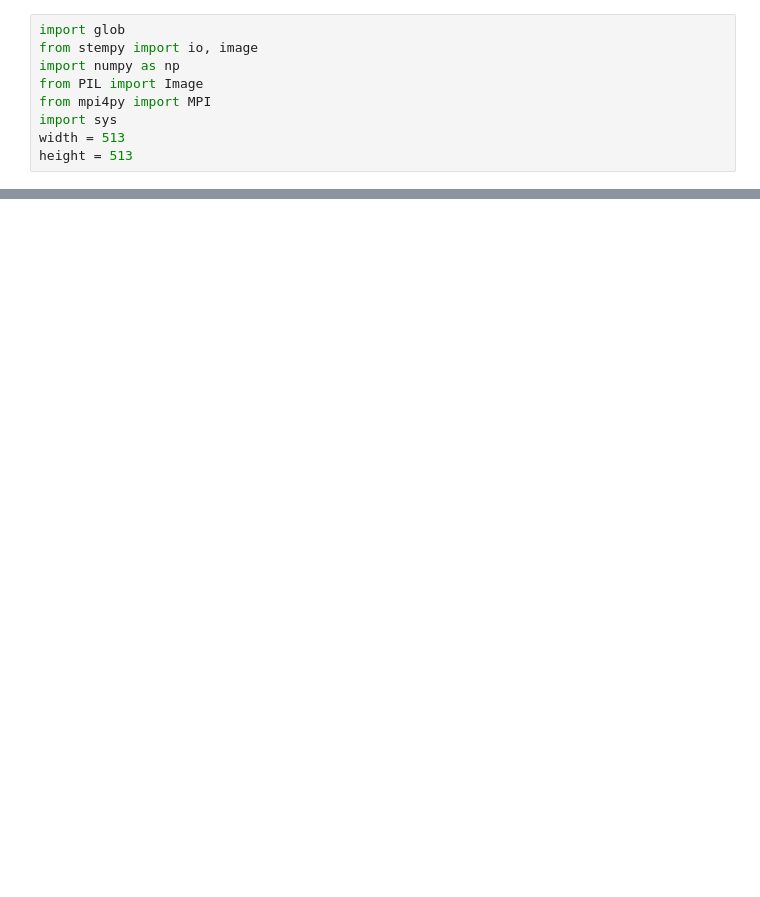
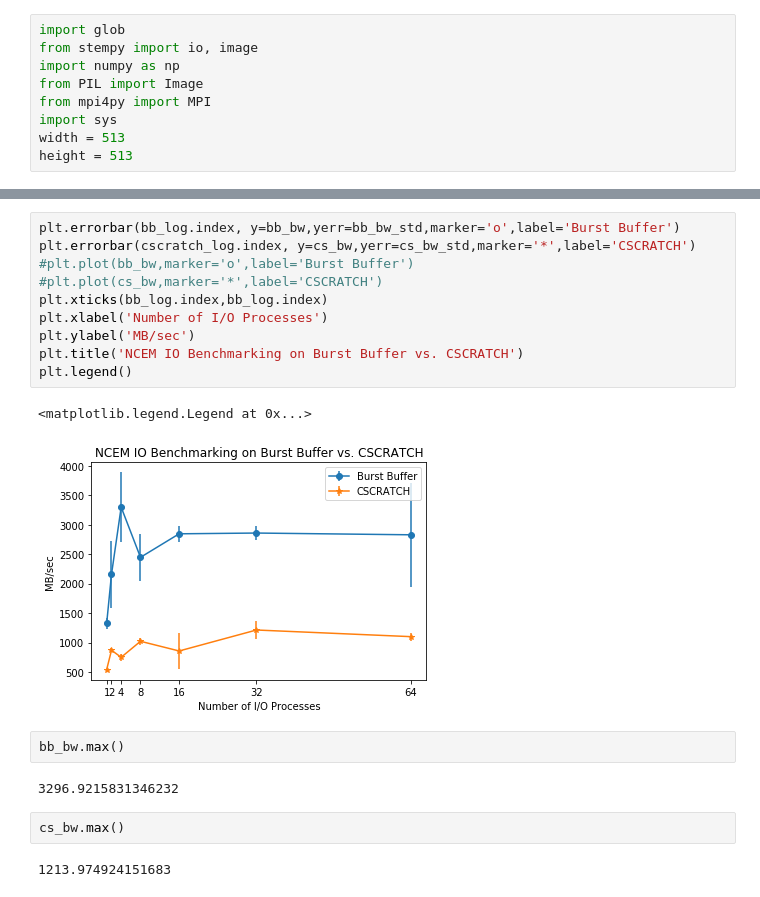
Before and after one commit to valiantljk/ncem_io, a Jupyter notebook: ncem_2019.ipynb, the cells around one changed output, grey strips where cells are left out. Cells and saved outputs as stored; diff of their text form; blank space fills up the shorter version.

```diff
--- a/ncem_2019.ipynb
+++ b/ncem_2019.ipynb
@@ -49,0 +142,21 @@ local_stem.dark.shape
+# %%
+plt.errorbar(bb_log.index, y=bb_bw,yerr=bb_bw_std,marker='o',label='Burst Buffer')
+plt.errorbar(cscratch_log.index, y=cs_bw,yerr=cs_bw_std,marker='*',label='CSCRATCH')
+#plt.plot(bb_bw,marker='o',label='Burst Buffer')
+#plt.plot(cs_bw,marker='*',label='CSCRATCH')
+plt.xticks(bb_log.index,bb_log.index)
+plt.xlabel('Number of I/O Processes')
+plt.ylabel('MB/sec')
+plt.title('NCEM IO Benchmarking on Burst Buffer vs. CSCRATCH')
+plt.legend()
+# %% [output]
+<matplotlib.legend.Legend at 0x...>
+[figure, added]
+# %%
+bb_bw.max()
+# %% [output]
+3296.9215831346232
+# %%
+cs_bw.max()
+# %% [output]
+1213.974924151683
```
Also changed, not shown: parts of 21 cells of this notebook.
